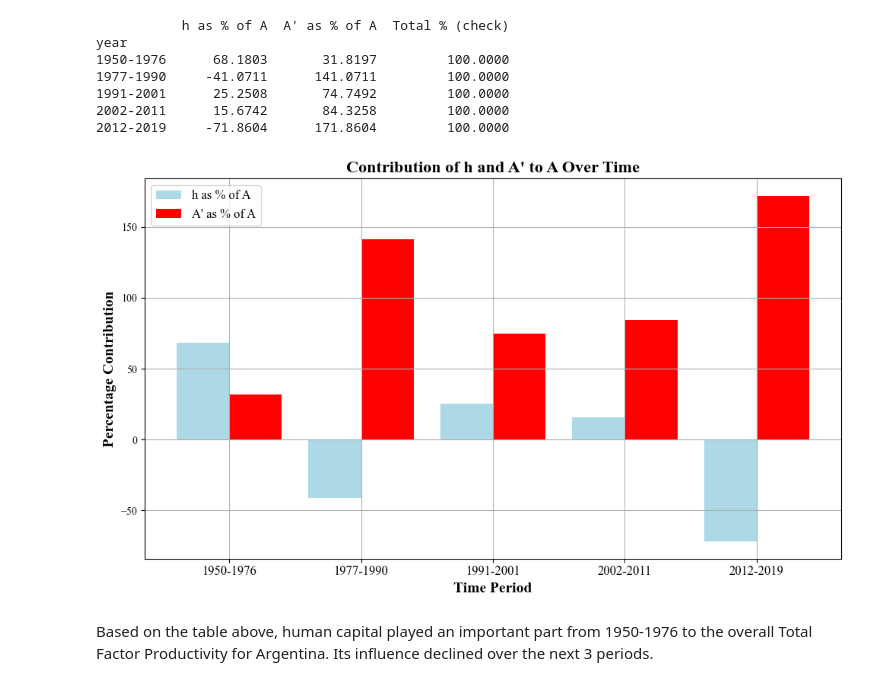
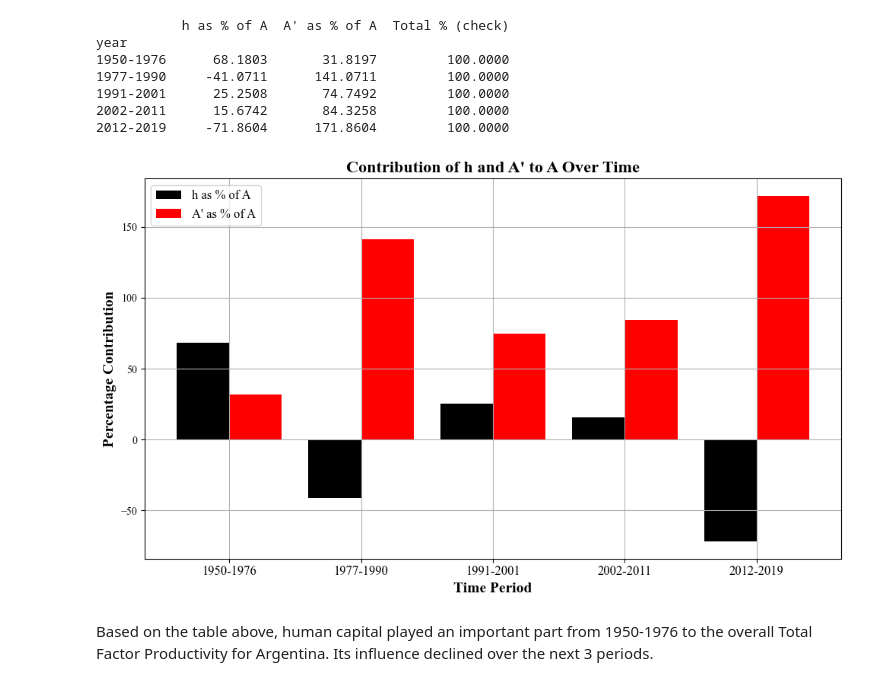
Before and after one commit to andreheeshaojun/EC2B1-Coursework, a Jupyter notebook: Section A/Section-A-Code.ipynb, the cells around one changed output. Cells and saved outputs as stored; diff of their text form; code cells hidden in the pictures.

```diff
--- a/Section A/Section-A-Code.ipynb
+++ b/Section A/Section-A-Code.ipynb
@@ -1294,35 +1290,35 @@ year
 # Extract data
 time_periods = df_contribs_percentage.index  # Time periods
 h_percent = df_contribs_percentage["h as % of A"]
 A_star_percent = df_contribs_percentage["A' as % of A"]
 
 # Set positions for grouped bars
 x = np.arange(len(time_periods))  # Group positions
 width = 0.4  # Width of bars
 
 # Create the figure and axis
 fig, ax = plt.subplots(figsize=(10, 6))
 
 # Plot bars with updated colors
-bars1 = ax.bar(x - width/2, h_percent, width, label="h as % of A", color="lightblue")
+bars1 = ax.bar(x - width/2, h_percent, width, label="h as % of A", color="black")
 bars2 = ax.bar(x + width/2, A_star_percent, width, label="A' as % of A", color="red")
 
 # Add labels, title, and legend with Times New Roman font
 ax.set_xlabel("Time Period", fontname="Times New Roman", fontsize=14, fontweight="bold")
 ax.set_ylabel("Percentage Contribution", fontname="Times New Roman", fontsize=14, fontweight="bold")
 ax.set_title("Contribution of h and A' to A Over Time", fontname="Times New Roman", fontsize=16, fontweight="bold")
 ax.set_xticks(x)
 ax.set_xticklabels(time_periods, fontname="Times New Roman", fontsize=12)
 ax.legend(prop={"family": "Times New Roman", "size": 12})
 
 # Apply grid and layout adjustments
 plt.tight_layout()
 plt.grid(True)
 
 # Show the plot
 plt.show()
 # %% [output]
-[figure, old version]
+[figure, new version]
 # %% [markdown]
 Based on the table above, human capital played an important part from 1950-1976 to the overall Total Factor Productivity for Argentina. Its influence declined over the next 3 periods.
 # %% [markdown]
```
Also changed, not shown: parts of 18 cells of this notebook.
